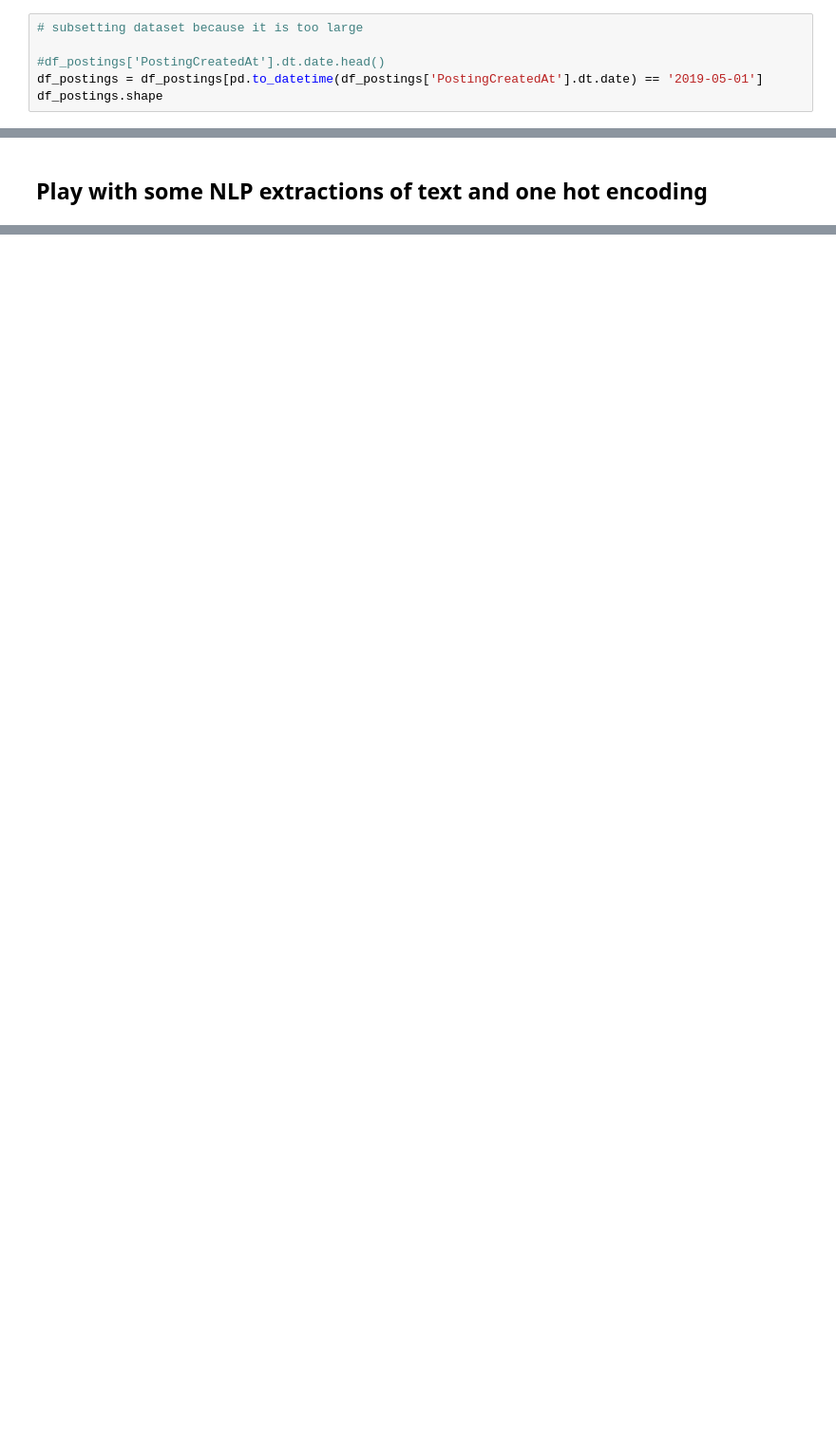
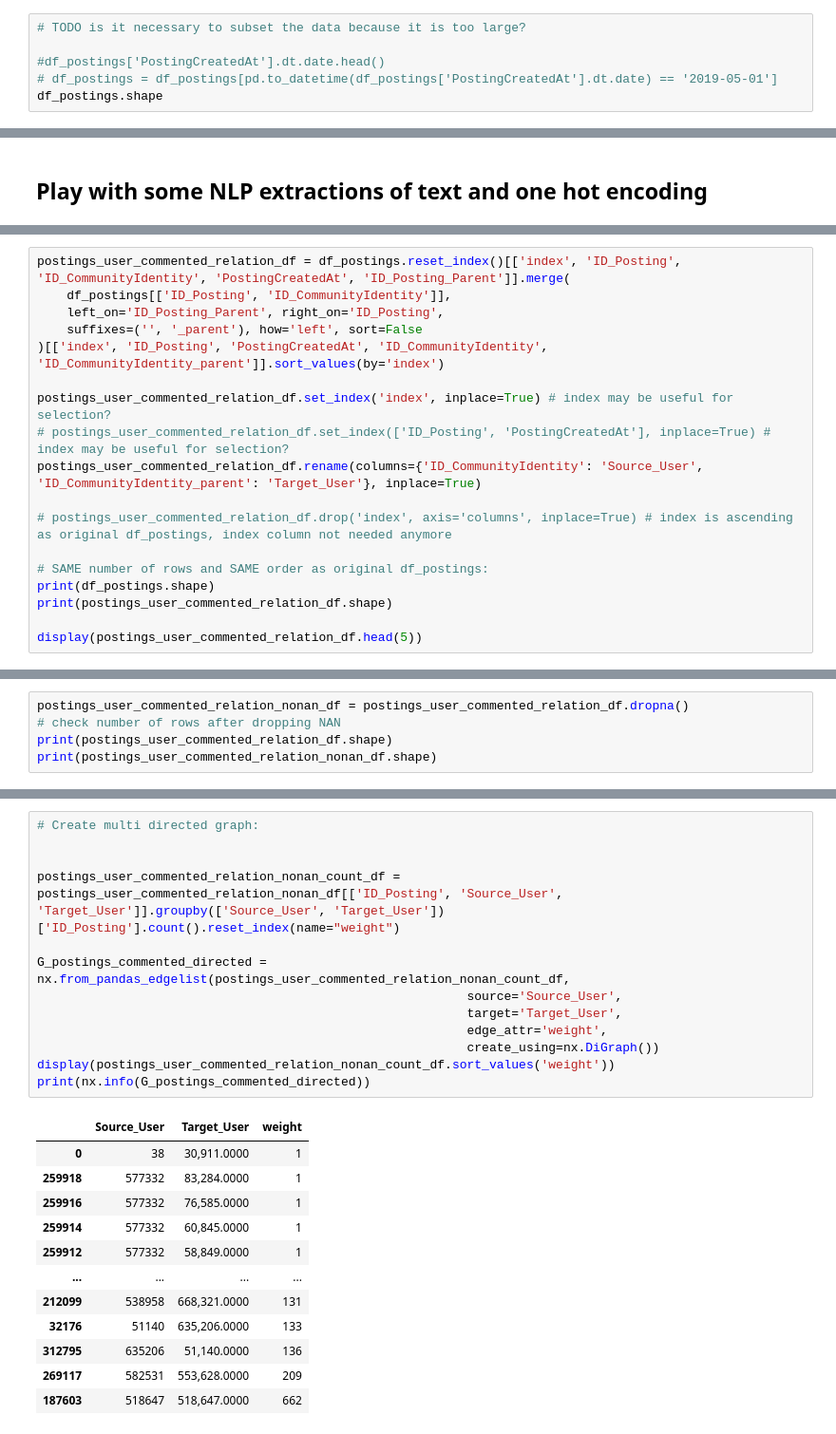
Before and after one commit to Baukmeister/sna_topic_11, a Jupyter notebook: sna_project.ipynb, the cells around one changed output, grey strips where cells are left out. Shown at 95% size. Drawn from its saved outputs; the diff is of its cells as text; blank space fills up the shorter version.

Commit message:
add a few metrics, optimize performance for joining source and target user

```diff
--- a/sna_project.ipynb
+++ b/sna_project.ipynb
@@ -80,6 +194,6 @@ df_postings.head(2)
 # %%
-# subsetting dataset because it is too large
+# TODO is it necessary to subset the data because it is too large?
 
 #df_postings['PostingCreatedAt'].dt.date.head()
-df_postings = df_postings[pd.to_datetime(df_postings['PostingCreatedAt'].dt.date) == '2019-05-01']
+# df_postings = df_postings[pd.to_datetime(df_postings['PostingCreatedAt'].dt.date) == '2019-05-01']
 df_postings.shape
@@ -161,0 +344,18 @@ display(text_vectorized.toarray()[0])
+# %%
+postings_user_commented_relation_df = df_postings.reset_index()[['index', 'ID_Posting', 'ID_CommunityIdentity', 'PostingCreatedAt', 'ID_Posting_Parent']].merge(
+    df_postings[['ID_Posting', 'ID_CommunityIdentity']],
+    left_on='ID_Posting_Parent', right_on='ID_Posting',
+    suffixes=('', '_parent'), how='left', sort=False
+)[['index', 'ID_Posting', 'PostingCreatedAt', 'ID_CommunityIdentity', 'ID_CommunityIdentity_parent']].sort_values(by='index')
+
+postings_user_commented_relation_df.set_index('index', inplace=True) # index may be useful for selection?
+# postings_user_commented_relation_df.set_index(['ID_Posting', 'PostingCreatedAt'], inplace=True) # index may be useful for selection?
+postings_user_commented_relation_df.rename(columns={'ID_CommunityIdentity': 'Source_User', 'ID_CommunityIdentity_parent': 'Target_User'}, inplace=True)
+
+# postings_user_commented_relation_df.drop('index', axis='columns', inplace=True) # index is ascending as original df_postings, index column not needed anymore
+
+# SAME number of rows and SAME order as original df_postings:
+print(df_postings.shape)
+print(postings_user_commented_relation_df.shape)
+
+display(postings_user_commented_relation_df.head(5))
@@ -161,0 +375,5 @@ display(text_vectorized.toarray()[0])
+# %%
+postings_user_commented_relation_nonan_df = postings_user_commented_relation_df.dropna()
+# check number of rows after dropping NAN
+print(postings_user_commented_relation_df.shape)
+print(postings_user_commented_relation_nonan_df.shape)
@@ -161,0 +448,26 @@ display(text_vectorized.toarray()[0])
+# %%
+# Create multi directed graph:
+
+
+postings_user_commented_relation_nonan_count_df = postings_user_commented_relation_nonan_df[['ID_Posting', 'Source_User', 'Target_User']].groupby(['Source_User', 'Target_User'])['ID_Posting'].count().reset_index(name="weight")
+
+G_postings_commented_directed = nx.from_pandas_edgelist(postings_user_commented_relation_nonan_count_df,
+                                                          source='Source_User',
+                                                          target='Target_User',
+                                                          edge_attr='weight',
+                                                          create_using=nx.DiGraph())
+display(postings_user_commented_relation_nonan_count_df.sort_values('weight'))
+print(nx.info(G_postings_commented_directed))
+# %% [output]
+|  | Source_User | Target_User | weight |
+| 0 | 38 | 30,911.0000 | 1 |
+| 259918 | 577332 | 83,284.0000 | 1 |
+| 259916 | 577332 | 76,585.0000 | 1 |
+| 259914 | 577332 | 60,845.0000 | 1 |
+| 259912 | 577332 | 58,849.0000 | 1 |
+| ... | ... | ... | ... |
+| 212099 | 538958 | 668,321.0000 | 131 |
+| 32176 | 51140 | 635,206.0000 | 133 |
+| 312795 | 635206 | 51,140.0000 | 136 |
+| 269117 | 582531 | 553,628.0000 | 209 |
+| 187603 | 518647 | 518,647.0000 | 662 |
```
Also changed, not shown: parts of 50 cells of this notebook.
